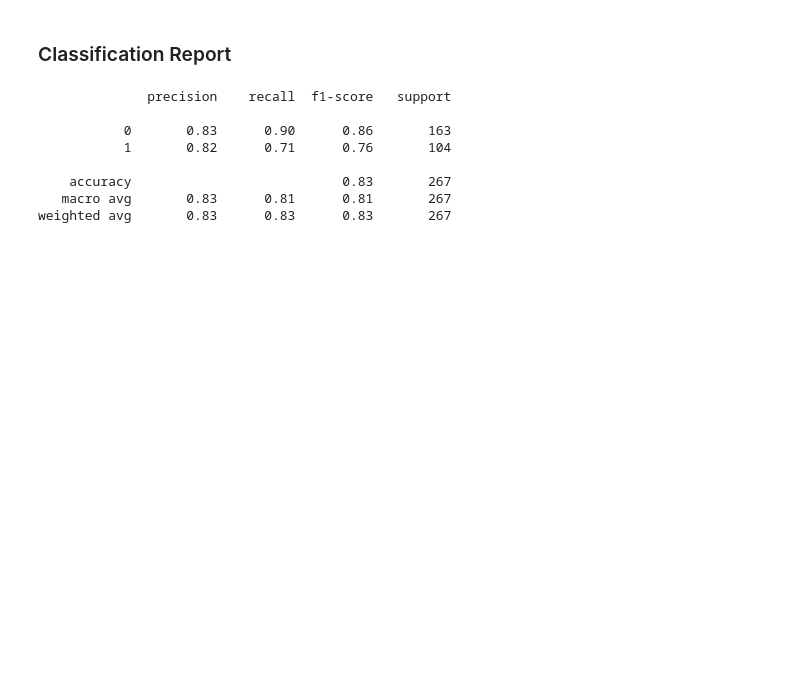
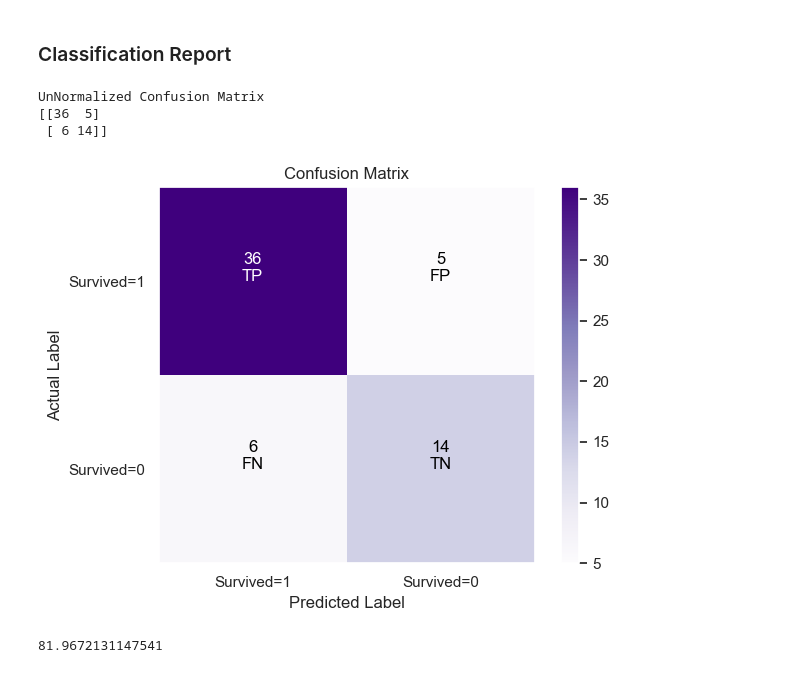
Before and after one commit to ahmedyar7/Machine-Learning-Projects, a Jupyter notebook: Titanic Survival Prediction/main.ipynb, the cells around one changed output. Saved outputs shown, nothing was run; the diff lists cells and outputs as text; code cells hidden in the pictures; blank space fills up the shorter version.

```diff
--- a/Titanic Survival Prediction/main.ipynb
+++ b/Titanic Survival Prediction/main.ipynb
@@ -234,3 +236,5 @@ log_model = LogisticRegression()
+# %%
+log_model = LogisticRegression(C=10, max_iter=10000, penalty="l1", solver="liblinear")
 # %%
 log_model.fit(X_Train, Y_train)
 # %% [output]
@@ -246,14 +243,55 @@ LogisticRegression()
 predictions = log_model.predict(x_test)
 # %% [markdown]
 ### Classification Report
+# %%
+def plot_confusion_matrix(cm, classes, normalize=False, cmap=plt.cm.Purples):
+
+    if normalize:
+        cm = cm.astype("float") / cm.sum(axis=1)[:, np.newaxis]
+        print("Normalized Confusion Matrix")
+    else:
+        print("UnNormalized Confusion Matrix")
+    print(cm)
+
+    plt.title("Confusion Matrix")
+    plt.imshow(cm, interpolation="nearest", cmap=cmap)
+    plt.colorbar()
+    tick_marks = np.arange(len(classes))
+    plt.xticks(tick_marks, classes)
+    plt.yticks(tick_marks, classes)
+
+    fmt = ".2f" if normalize else "d"
+    threshold = cm.max() / 2.0
+    labels = [
+        ["TP", "FP"],
+        ["FN", "TN"],
+    ]
+
+    for i, j in product(range(cm.shape[0]), range(cm.shape[1])):
+        plt.text(
+            j,
+            i,
+            f"{format(cm[i,j],fmt)}\n{labels[i][j]}",
+            horizontalalignment="center",
+            color="white" if cm[i, j] > threshold else "black",
+        )
+
+    plt.xlabel("Predicted Label")
+    plt.ylabel("Actual Label")
+    plt.tight_layout()
+    plt.grid(False)
+    plt.show()
+# %%
+plot_confusion_matrix(
+    cm=confusion_matrix(y_test, predictions, labels=[1, 0]),
+    classes=["Survived=1", "Survived=0"],
+)
+# %% [output]
+UnNormalized Confusion Matrix
+[[36  5]
+ [ 6 14]]
+[figure, added]
 # %%
-print(classification_report(y_test, predictions))
+accuracy_score(y_test, predictions) * 100
 # %% [output]
-              precision    recall  f1-score   support
-
-           0       0.83      0.90      0.86       163
-           1       0.82      0.71      0.76       104
-
-    accuracy                           0.83       267
-   macro avg       0.83      0.81      0.81       267
-weighted avg       0.83      0.83      0.83       267
+81.9672131147541
```
Also changed, not shown: parts of 12 cells of this notebook.
